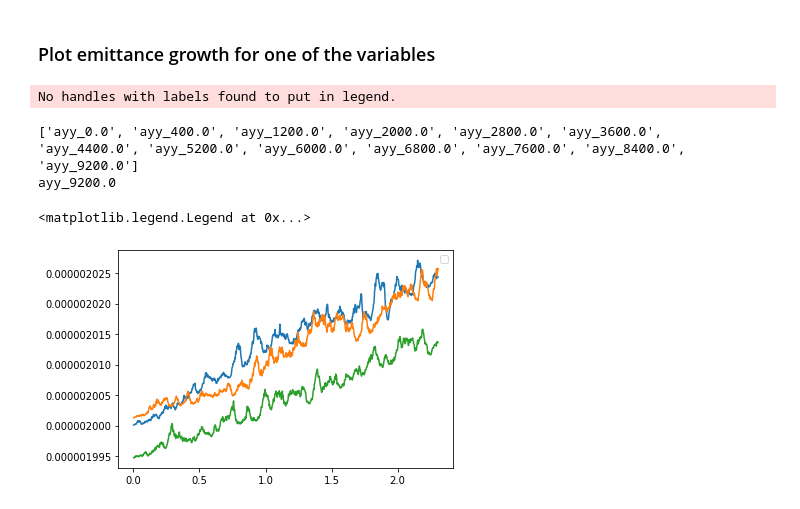
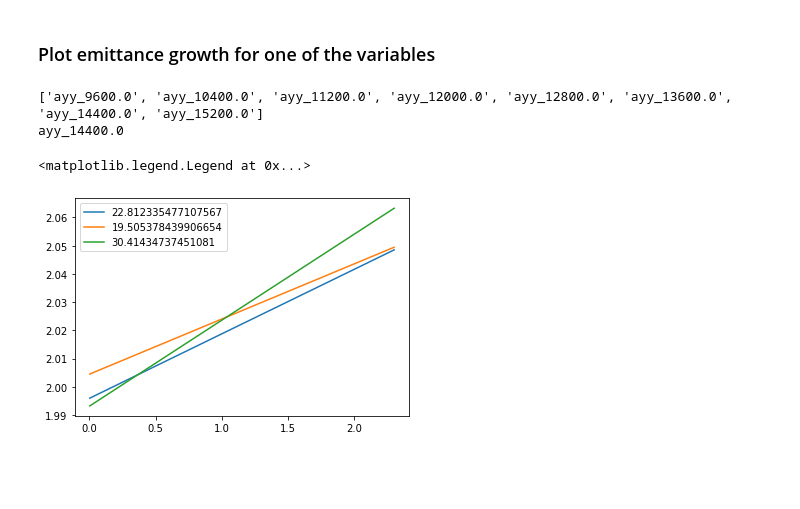
Before and after one commit to natriant/cc_rf_noise_pyheadtail, a Jupyter notebook: post_process_analysis/job003a_saveToFile_dey_scanOverVariable.ipynb, the cells around one changed output. Cells and saved outputs as stored; diff of their text form; code cells hidden in the pictures; blank space fills up the shorter version.

```diff
--- a/post_process_analysis/job003a_saveToFile_dey_scanOverVariable.ipynb
+++ b/post_process_analysis/job003a_saveToFile_dey_scanOverVariable.ipynb
@@ -17,12 +17,11 @@ f_rev  = 299792458/circumference  # [Hz] The revolution frequency of the machine
 separationTime = 1 / f_rev * decTurns #There are decTurns revolutions before each recording of data
 tspan = (np.arange(n_turns / decTurns) + 1.0) * separationTime #total time spanned by the simulation
 # %%
-my_start = 400.0
-my_stop = 1e4
-my_step = 800
+my_start = 9.6e3 #400.0
+my_stop = 1.6e4
+my_step = 800.0
 
 my_variables = list(np.arange(my_start, my_stop, my_step))
-my_variables.insert(0, 0.0)
-#my_variables = np.linspace(my_start, my_stop, 20)
+#my_variables.insert(0, 0.0)
 print(my_variables)
 # %% [output]
@@ -82,20 +82,19 @@ df
 # %%
 studies_list = list(df.keys())
 print(studies_list)
-study = studies_list[12] # choose study
+study = studies_list[6] # choose study
 print(study)
 
 for run in np.arange(len(df[study]['m'])):
-    plt.plot(tspan, ey_dict[f'0.0_run{run}'] )
-    #plt.plot(tspan, (df[study]['m'][run]*tspan+df[study]['b'][run])*1e6, label=df[study]['m'][run]*1e9)
+    #plt.plot(tspan, np.array(ey_dict[f'14400.0_run{run}'])/np.array(ey_dict[f'14400.0_run{run}'][0]) )
+    plt.plot(tspan, (df[study]['m'][run]*tspan+df[study]['b'][run])*1e6, label=df[study]['m'][run]*1e9)
 # linear fit on the emittance values obtained from the simulation averaged over turns
 #plt.plot(time, (m*time+b)*1e6, c = 'k', label='dey/dt={0:.2f}'.format(m*1e9)+'$\pm$'+'{0:.2f} nm/s'.format(err[0]*1e9), linewidth = 2)
 plt.legend()
 
 #plt.plot(time, df[])
 # %% [output]
-No handles with labels found to put in legend.
+['ayy_9600.0', 'ayy_10400.0', 'ayy_11200.0', 'ayy_12000.0', 'ayy_12800.0', 'ayy_13600.0', 'ayy_14400.0', 'ayy_15200.0']
+ayy_14400.0
-['ayy_0.0', 'ayy_400.0', 'ayy_1200.0', 'ayy_2000.0', 'ayy_2800.0', 'ayy_3600.0', 'ayy_4400.0', 'ayy_5200.0', 'ayy_6000.0', 'ayy_6800.0', 'ayy_7600.0', 'ayy_8400.0', 'ayy_9200.0']
-ayy_9200.0
+<matplotlib.legend.Legend at 0x...>
-<matplotlib.legend.Legend at 0x...>
-[figure, old version]
+[figure, new version]
```
Also changed, not shown: parts of 4 cells of this notebook, 4 other files.
